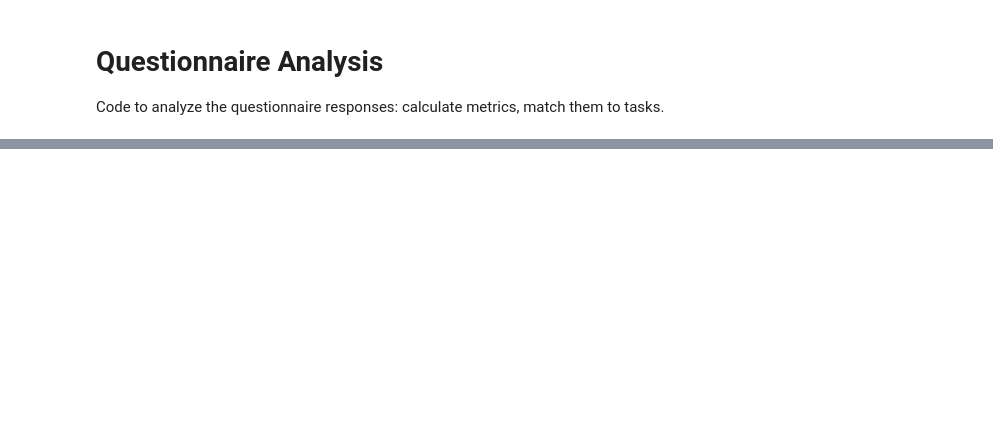
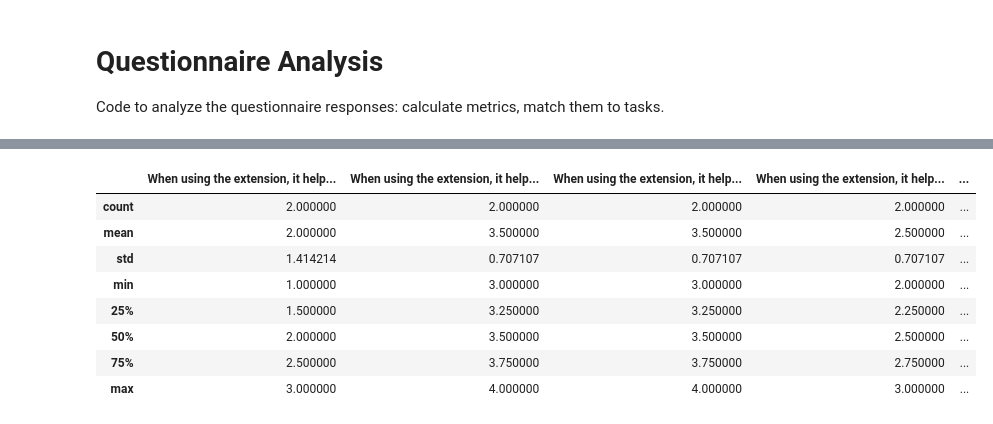
Before and after one commit to RaffaelCH/GrandFileNavigator, a Jupyter notebook: analysis/questionnaire_analysis.ipynb, the cells around one changed output, grey strips where cells are left out. Drawn from its saved outputs; the diff is of its cells as text; code cells hidden in the pictures; blank space fills up the shorter version.

```diff
--- a/analysis/questionnaire_analysis.ipynb
+++ b/analysis/questionnaire_analysis.ipynb
@@ -53,0 +85,12 @@ overall_data = preprocess(overall_data)
+# %%
+evaluation_task_two.describe()
+# %% [output]
+|  | When using the extension, it help... | When using the extension, it help... | When using the extension, it help... | When using the extension, it help... | ... |
+| count | 2.000000 | 2.000000 | 2.000000 | 2.000000 | ... |
+| mean | 2.000000 | 3.500000 | 3.500000 | 2.500000 | ... |
+| std | 1.414214 | 0.707107 | 0.707107 | 0.707107 | ... |
+| min | 1.000000 | 3.000000 | 3.000000 | 2.000000 | ... |
+| 25% | 1.500000 | 3.250000 | 3.250000 | 2.250000 | ... |
+| 50% | 2.000000 | 3.500000 | 3.500000 | 2.500000 | ... |
+| 75% | 2.500000 | 3.750000 | 3.750000 | 2.750000 | ... |
+| max | 3.000000 | 4.000000 | 4.000000 | 3.000000 | ... |
```
Also changed, not shown: parts of 8 cells of this notebook, 1 other file.
